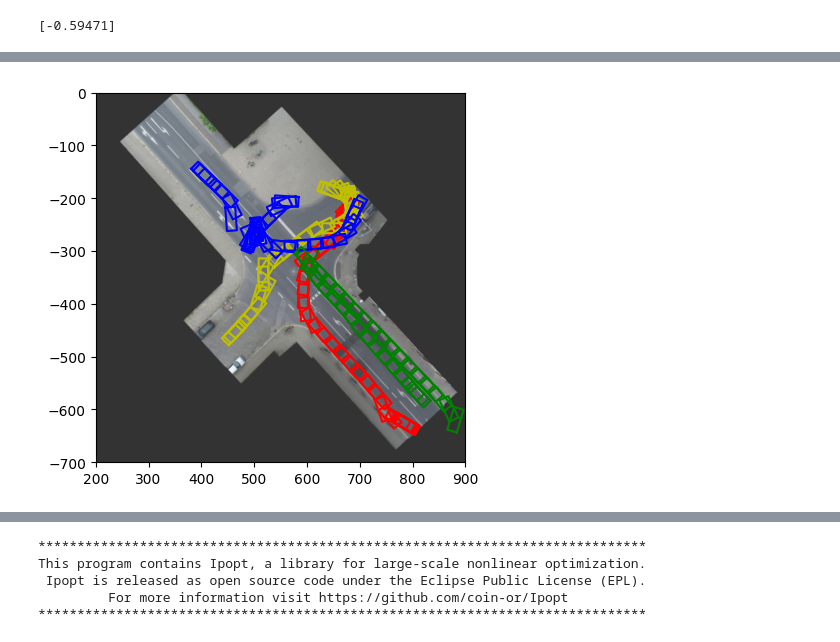
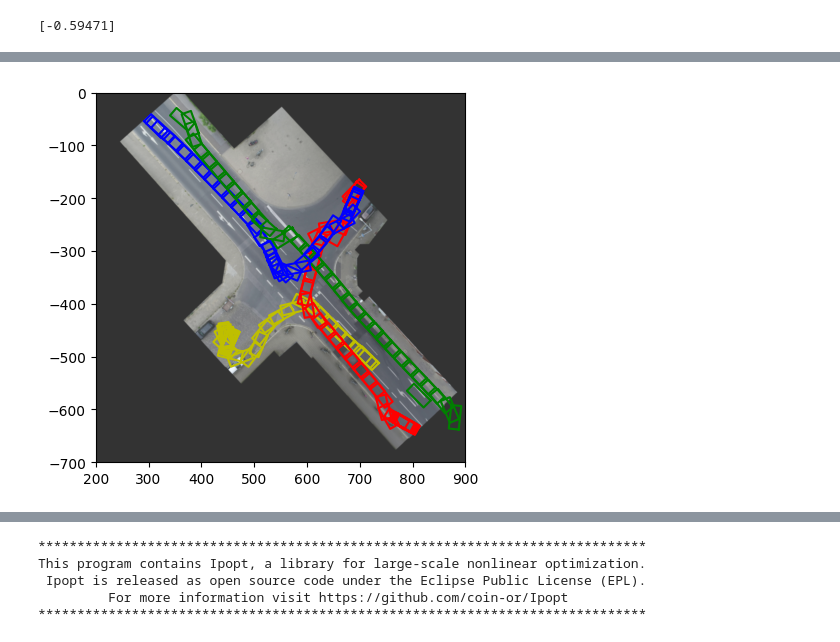
Before and after one commit to QDZHOU/FYP_Intent_Learning, a Jupyter notebook: src/Multi_Agent/inD_multiagent4_reactive_risk.ipynb, the cells around one changed output, grey strips where cells are left out. Saved outputs shown, nothing was run; the diff lists cells and outputs as text; code cells hidden in the pictures.

```diff
--- a/src/Multi_Agent/inD_multiagent4_reactive_risk.ipynb
+++ b/src/Multi_Agent/inD_multiagent4_reactive_risk.ipynb
@@ -603,7 +603,7 @@ Param_1 = {
     "Q5": 10, # lat. pos. error
     "Q6": 5, # heading. error
     "Q7": 300,
-    "Q8": 200,
+    "Q8": 300,
     "d_min": 6,
     "A_road": A_road_1,
     "b_road": b_road_1,
@@ -618,7 +618,7 @@ Param_1 = {
     "RefSpeed": 0,
     "RefPos": [686*image_to_real,-208*image_to_real,np.pi/4]
 }
-x_EV_1_initial = np.array([403*image_to_real, -153*image_to_real, -np.pi/4, 0, 0])
+x_EV_1_initial = np.array([314*image_to_real, -63*image_to_real, -np.pi/4, 0, 0])
 # %%
 Param_2 = {
     "init_acc": acc_vals[:,0].reshape(2,1),
@@ -639,7 +639,7 @@ Param_2 = {
     "Q5": 10, # lat. pos. error
     "Q6": 5, # heading. error
     "Q7": 300,
-    "Q8": 200,
+    "Q8": 300,
     "d_min": 6,
     "A_road": A_road_2,
     "b_road": b_road_2,
@@ -677,7 +677,7 @@ Param_3 = {
     "Q5": 10, # lat. pos. error
     "Q6": 5, # heading. error
     "Q7": 300,
-    "Q8": 200,
+    "Q8": 300,
     "d_min": 6,
     "A_road": A_road_3,
     "b_road": b_road_3,
@@ -692,7 +692,7 @@ Param_3 = {
     "RefSpeed": 0,
     "RefPos": [785*image_to_real,-625*image_to_real,-np.pi*0.25]
 }
-x_EV_3_initial = np.array([677*image_to_real, -216*image_to_real, -np.pi*0.75, 0, 0])
+x_EV_3_initial = np.array([690*image_to_real, -187*image_to_real, -np.pi*0.75, 0, 0])
 # %%
 Param_4 = {
     "init_acc": acc_vals[:,0].reshape(2,1),
@@ -785,7 +785,7 @@ Param_6 = {
     "Q5": 10, # lat. pos. error
     "Q6": 5, # heading. error
     "Q7": 300,
-    "Q8": 200,
+    "Q8": 300,
     "d_min": 6,
     "A_road": A_road_6,
     "b_road": b_road_6,
@@ -798,9 +798,9 @@ Param_6 = {
     "delta_low": -0.8,
     "delta_up": 0.8,
     "RefSpeed": 0,
-    "RefPos": [774*image_to_real,-610*image_to_real,-np.pi/4]
+    "RefPos": [451*image_to_real,-470*image_to_real,-3*np.pi/4]
 }
-x_EV_6_initial = np.array([392*image_to_real, -192*image_to_real, -np.pi/4, 0, 0])
+x_EV_6_initial = np.array([714*image_to_real, -503*image_to_real, 3*np.pi/4, 0, 0])
 # %%
 fig, ax = plt.subplots()
 img   = mpimg.imread(background_filepath)
@@ -888,11 +888,11 @@ State_EV_3_R[:, 0] = x_EV_3_initial
 X_EV_3_Planning_R = list( )
 X_EV_3_Planning_R.append(x_EV_3_initial[0:2].reshape(2,1))
 
-test_polytope_4 = polytope_estimation_OR(Param_4)
+test_polytope_4 = polytope_estimation_OR(Param_6)
 State_EV_4_R     = np.zeros((5, N_Sam+1))
-State_EV_4_R[:, 0] = x_EV_4_initial
+State_EV_4_R[:, 0] = x_EV_6_initial
 X_EV_4_Planning_R = list( )
-X_EV_4_Planning_R.append(x_EV_4_initial[0:2].reshape(2,1))
+X_EV_4_Planning_R.append(x_EV_6_initial[0:2].reshape(2,1))
 
 fig, ax = plt.subplots()
 img   = mpimg.imread(background_filepath)
@@ -993,34 +993,34 @@ for i in pbar:
         rad_yaw_ev_4 = trajectory_planning_k_4[2,1]
         rotation_matrix_ev_4 = np.array([
                 [np.cos(rad_yaw_ev_4), -np.sin(rad_yaw_ev_4)],
                 [np.sin(rad_yaw_ev_4),  np.cos(rad_yaw_ev_4)]
             ])
         rotated_corners_ev = corners_ev.reshape(4,2) @ rotation_matrix_ev_4.T
         rotated_corners_ev[:, 0] += State_EV_4_R[0, i+1]*real_to_image
         rotated_corners_ev[:, 1] += State_EV_4_R[1, i+1]*real_to_image
         rotated_corners_ev = np.vstack([rotated_corners_ev, rotated_corners_ev[0]])
         plt.plot(rotated_corners_ev[:, 0], rotated_corners_ev[:, 1], 'y-')
 
         # for j in range(Param_1["N"]):
         #     occupancy = Polytope(Occupancy_SV_aug_R1[0][j].A, Occupancy_SV_aug_R1[0][j].b*real_to_image)
         #     occupancy.plot(color = 'g', alpha = 0.1)
         #     occupancy = Polytope(Occupancy_SV_aug_R1[1][j].A, Occupancy_SV_aug_R1[1][j].b*real_to_image)
         #     occupancy.plot(color = 'r', alpha = 0.1)
         #     occupancy = Polytope(Occupancy_SV_aug_R2[0][j].A, Occupancy_SV_aug_R2[0][j].b*real_to_image)
         #     occupancy.plot(color = 'b', alpha = 0.1)
         #     occupancy = Polytope(Occupancy_SV_aug_R2[2][j].A, Occupancy_SV_aug_R2[0][j].b*real_to_image)
         #     occupancy.plot(color = 'y', alpha = 0.1)
 
 plt.imshow(img,alpha = 0.8, extent=[0, img.shape[1], -img.shape[0], 0])
 # plt.plot(State_EV_1_R[0]*real_to_image, State_EV_1_R[1]*real_to_image)
 # plt.plot(State_EV_2_R[0]*real_to_image, State_EV_2_R[1]*real_to_image)
 # plt.plot(State_EV_3_R[0]*real_to_image, State_EV_3_R[1]*real_to_image)
 # plt.plot(State_EV_4_R[0]*real_to_image, State_EV_4_R[1]*real_to_image)
 ax.set_xlim([x_lim_0,x_lim_1])
 ax.set_ylim([-y_lim_0,-y_lim_1])
 plt.show()
 # %% [output]
-[figure, old version]
+[figure, new version]
 # %%
 #test mpc
 N_Sam = 70
```
Also changed, not shown: parts of 8 cells of this notebook, 19 other files.
